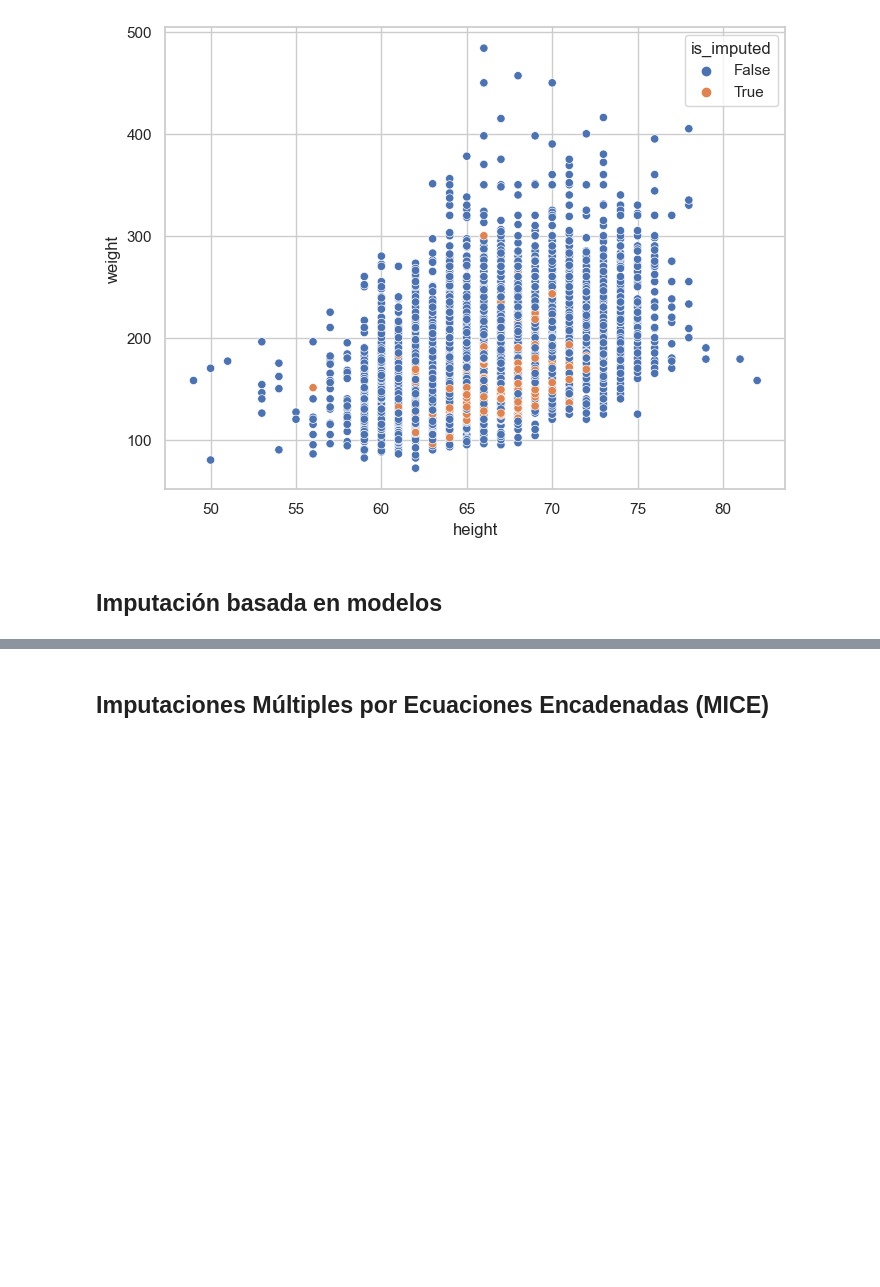
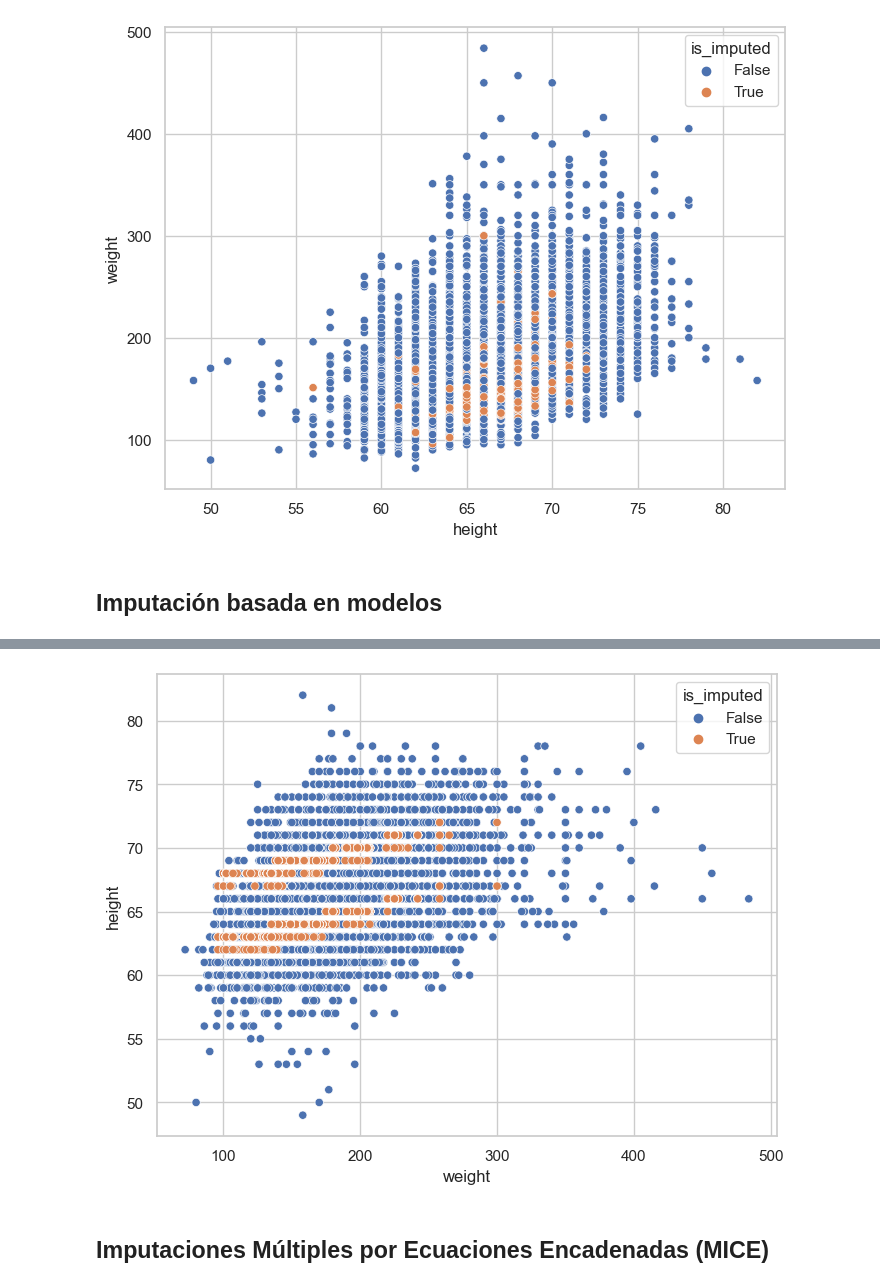
Before and after one commit to RaymundoSGlz/Manejo-de-datos-faltantes, a Jupyter notebook: live-imputation-missing-values.ipynb, the cells around one changed output, grey strips where cells are left out. Cells and saved outputs as stored; diff of their text form; code cells hidden in the pictures; blank space fills up the shorter version.

```diff
--- a/live-imputation-missing-values.ipynb
+++ b/live-imputation-missing-values.ipynb
@@ -809,0 +843,19 @@ nhanes_df_knn
+# %%
+height_ols = ( # creamos el modelo de regresión lineal
+    nhanes_model_df
+    .pipe(
+        lambda df: smf.ols("height ~ weight + gender + age", data = df) # especificamos la fórmula
+    )
+    .fit() # ajustamos el modelo
+)
+# %%
+ols_imputed_values = (
+    nhanes_model_df
+    .pipe(
+        lambda df: df[df.height.isna()] # filtramos los valores faltantes
+    )
+    .pipe(
+        lambda df: height_ols.predict(df).round() # realizamos las predicciones
+    )
+)
+ols_imputed_values
@@ -809,0 +876,3 @@ nhanes_df_knn
+# %%
+nhanes_model_df.loc[nhanes_model_df.height.isna(), ["height"]] = ols_imputed_values # reemplazamos los valores faltantes por las predicciones
+nhanes_model_df
@@ -810,2 +894,13 @@ nhanes_df_knn
+# %%
+(
+    nhanes_model_df
+    .missing
+    .scatter_imputation_plot( # realizamos un gráfico que nos permita visualizar la imputación
+        x="weight",
+        y="height"
+    )
+);
+# %% [output]
+[figure, added]
 # %% [markdown]
 ## Imputaciones Múltiples por Ecuaciones Encadenadas (MICE)
```
Also changed, not shown: parts of 12 cells of this notebook.
